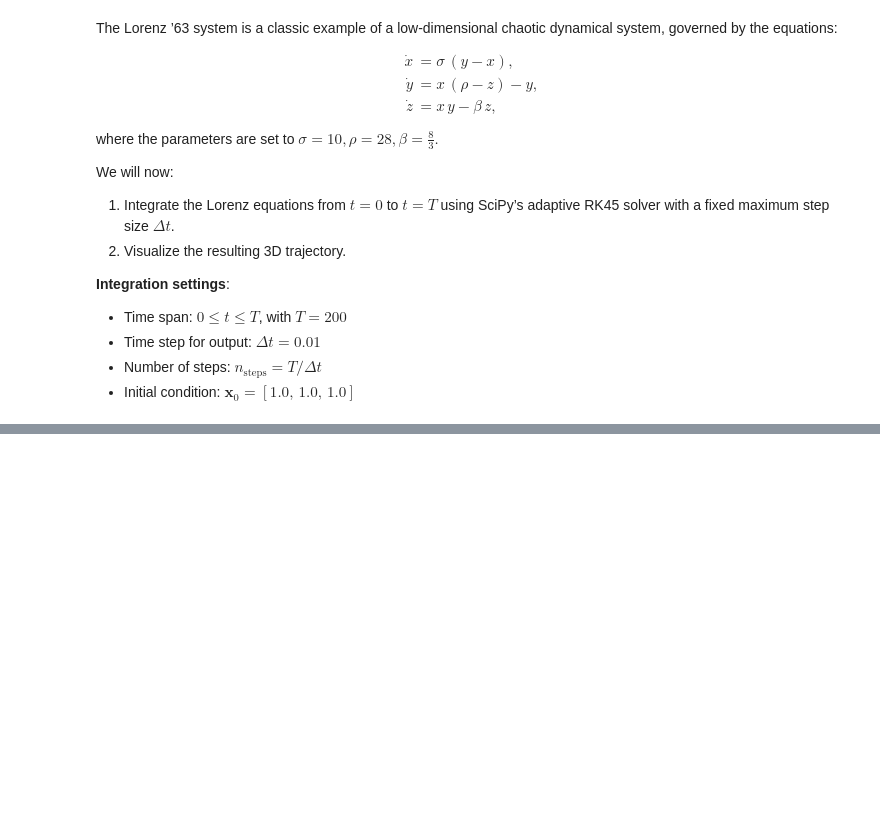
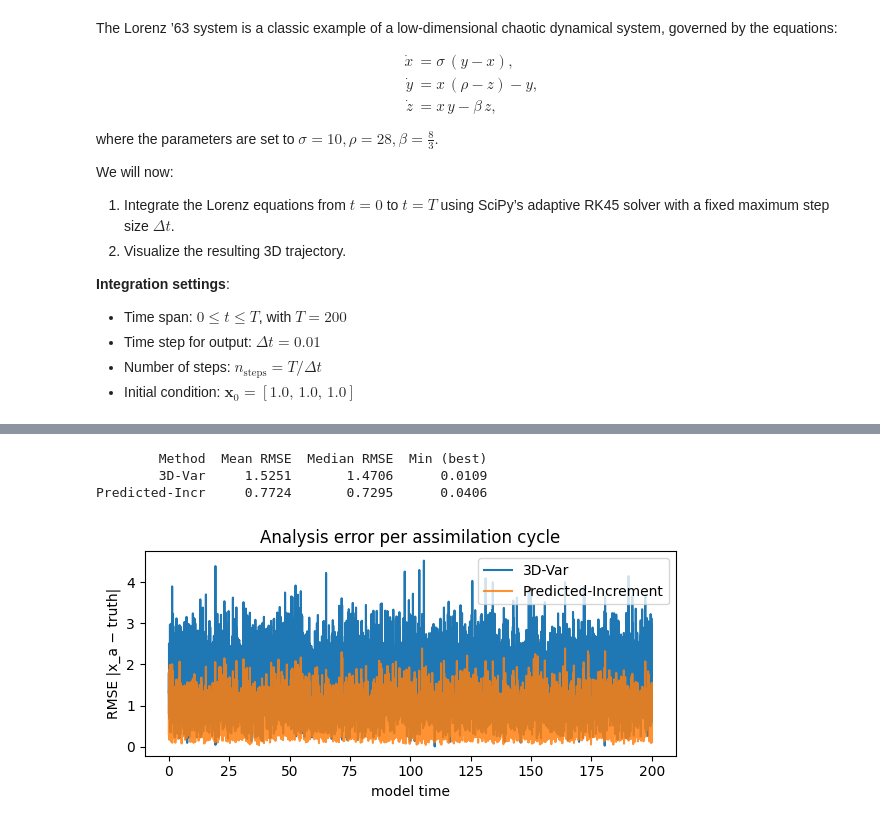
Before and after one commit to jn-stw/3DVar_MLP, a Jupyter notebook: main.ipynb, the cells around one changed output, grey strips where cells are left out. Saved outputs shown, nothing was run; the diff lists cells and outputs as text; code cells hidden in the pictures; blank space fills up the shorter version.

Commit message:
Added increment prediction

```diff
--- a/main.ipynb
+++ b/main.ipynb
@@ -126,15 +143,0 @@ At a given analysis time (e.g., say $t = 100$), compute the sample covariance of
-# %%
-t_idx = np.searchsorted(times, 100.0)
-
-Xb = trajectories[:, :, t_idx]  # shape (N, 3)
-xb_mean = Xb.mean(axis=0)
-
-B = np.cov(Xb, rowvar=False, bias=False)
-
-plt.figure(dpi=300)
-plt.imshow(B, cmap="viridis", interpolation="none")
-plt.colorbar(label="Covariance")
-plt.title("Background Covariance B at $t=100$", fontweight="bold")
-plt.xticks([0,1,2], ["x","y","z"])
-plt.yticks([0,1,2], ["x","y","z"])
-plt.show()
@@ -142,0 +414,32 @@ plt.show()
+# %%
+# ---------- Cell B : execute cycles & compare --------------------------------
+x0_bad = np.array([-8.0, 7.0, 27.0])      # same poor starting guess
+
+standard  = run_cycle(x0_bad, classic_gain, label="3D-Var")
+pred_inc  = run_cycle(x0_bad, ml_gain    , label="Predicted-Incr")
+
+# ---- 1️⃣ headline stats ------------------------------------------------------
+import pandas as pd
+summary = pd.DataFrame({
+    "Method":        [standard["label"], pred_inc["label"]],
+    "Mean RMSE":     [standard["rmse"].mean(), pred_inc["rmse"].mean()],
+    "Median RMSE":   [np.median(standard["rmse"]), np.median(pred_inc["rmse"])],
+    "Min (best)":    [standard["rmse"].min(), pred_inc["rmse"].min()]
+})
+print(summary.to_string(index=False, float_format="%.4f"))
+
+# ---- 2️⃣ RMSE time-series plot ----------------------------------------------
+import matplotlib.pyplot as plt
+t = obs_times_idx * dt
+plt.figure(figsize=(6,3))
+plt.plot(t, standard["rmse"], label="3D-Var")
+plt.plot(t, pred_inc["rmse"], label="Predicted-Increment", alpha=0.85)
+plt.xlabel("model time"); plt.ylabel("RMSE |x_a − truth|")
+plt.title("Analysis error per assimilation cycle")
+plt.legend(); plt.tight_layout()
+plt.show()
+# %% [output]
+        Method  Mean RMSE  Median RMSE  Min (best)
+        3D-Var     1.5251       1.4706      0.0109
+Predicted-Incr     0.7724       0.7295      0.0406
+[figure, added]
```
Also changed, not shown: parts of 20 cells of this notebook.
